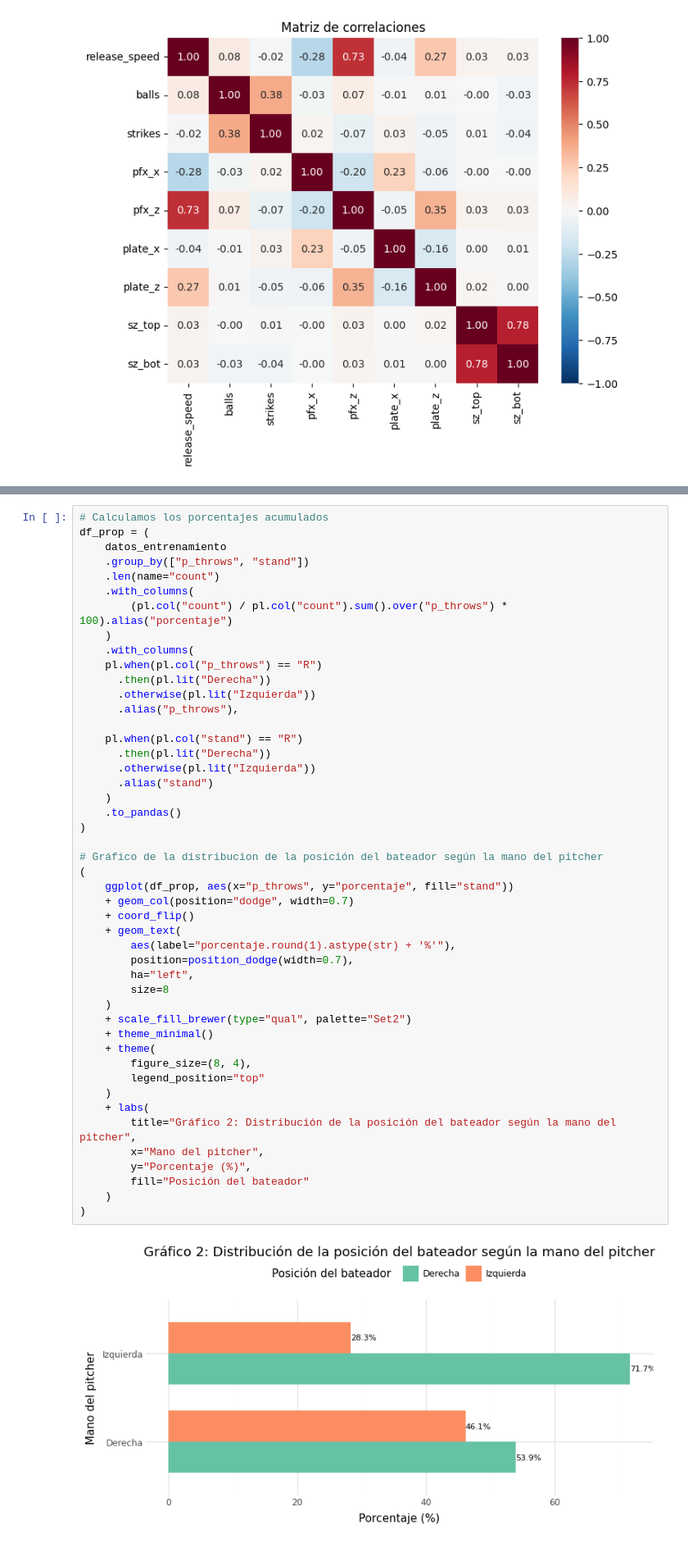
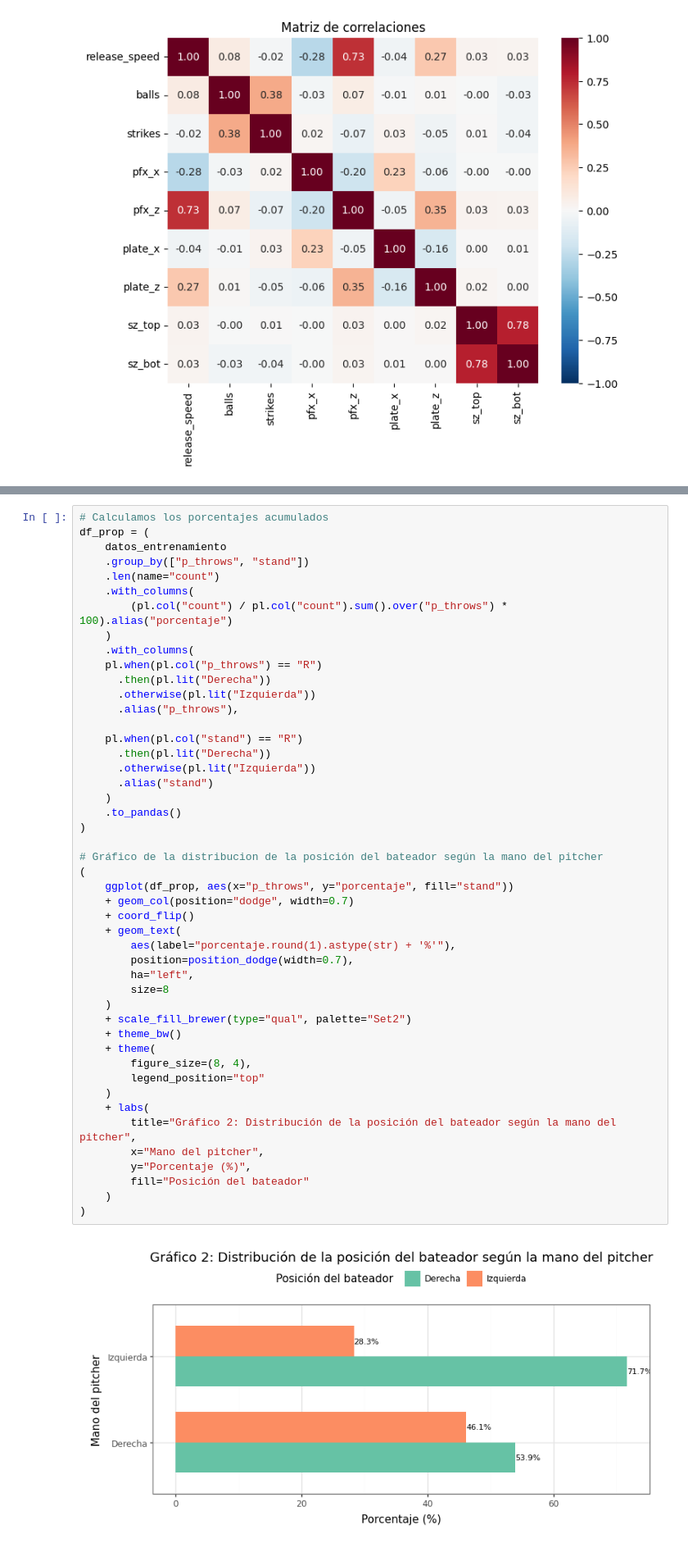
Before and after one commit to Prisfenoy/TP2_python, a Jupyter notebook: Análisis_descriptivo.ipynb, the cells around one changed output, grey strips where cells are left out. Shown at 82% size. Drawn from its saved outputs; the diff is of its cells as text.

```diff
--- a/Análisis_descriptivo.ipynb
+++ b/Análisis_descriptivo.ipynb
@@ -406,33 +453,33 @@ df_prop = (
       .otherwise(pl.lit("Izquierda"))
       .alias("stand")
     )
     .to_pandas()
 )
 
 # Gráfico de la distribucion de la posición del bateador según la mano del pitcher
 (
     ggplot(df_prop, aes(x="p_throws", y="porcentaje", fill="stand"))
     + geom_col(position="dodge", width=0.7)
     + coord_flip()
     + geom_text(
         aes(label="porcentaje.round(1).astype(str) + '%'"),
         position=position_dodge(width=0.7),
         ha="left",
         size=8
     )
     + scale_fill_brewer(type="qual", palette="Set2")
-    + theme_minimal()
+    + theme_bw()
     + theme(
         figure_size=(8, 4),
         legend_position="top"
     )
     + labs(
         title="Gráfico 2: Distribución de la posición del bateador según la mano del pitcher",
         x="Mano del pitcher",
         y="Porcentaje (%)",
         fill="Posición del bateador"
     )
 )
 # %% [output]
-[figure, old version]
+[figure, new version]
 # %% [markdown]
```
Also changed, not shown: parts of 34 cells of this notebook.
